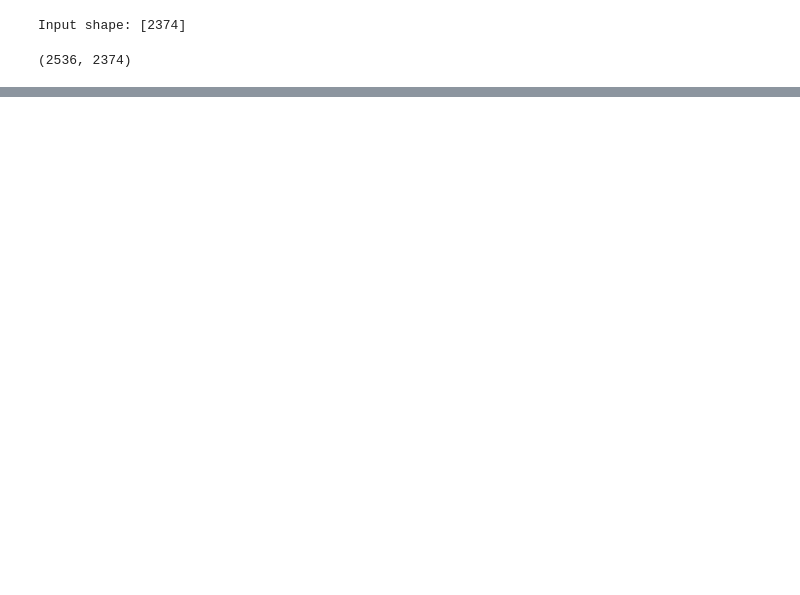
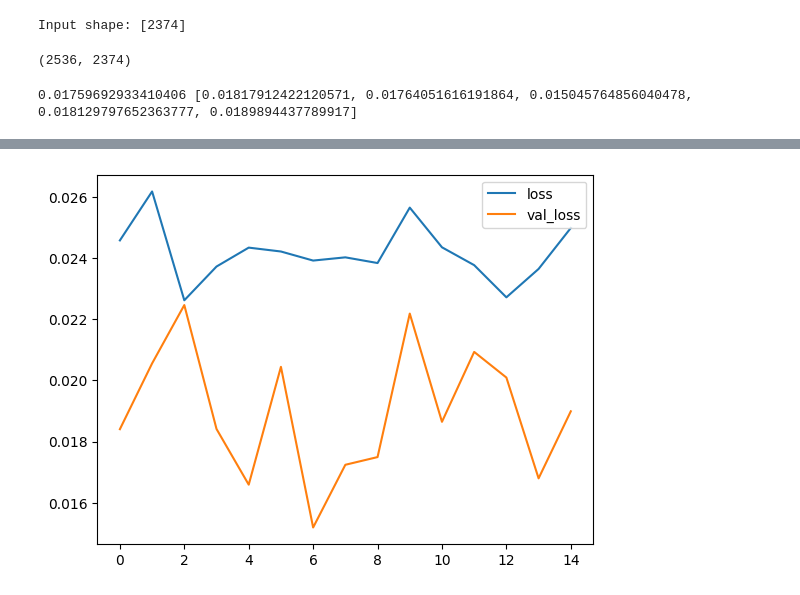
Before and after one commit to chu-k/ml-sandbox, a Jupyter notebook: notebooks/tf.ipynb, the cells around one changed output, grey strips where cells are left out. Cells and saved outputs as stored; diff of their text form; code cells hidden in the pictures; blank space fills up the shorter version.

```diff
--- a/notebooks/tf.ipynb
+++ b/notebooks/tf.ipynb
@@ -169,7 +167,7 @@ for train_index, test_index in kf.split(X):
     y_train, y_test = y[train_index], y[test_index]
 
     # Fit the model on the training data
-    model.fit(X_train, y_train, epochs=15, batch_size=32, verbose=0)
+    history = model.fit(X_train, y_train, validation_data=[X_test, y_test], epochs=15, batch_size=32, verbose=0, callbacks=[early_stopping])
 
     # Evaluate the model on the test data
     mse = model.evaluate(X_test, y_test, verbose=0)
@@ -185,9 +183,12 @@ for train_index, test_index in kf.split(X):
 # Load the best model weights
 model.set_weights(best_model)
 
-
 average_mse = np.mean(mse_scores)
+print(average_mse, mse_scores)
+# %% [output]
+0.01759692933410406 [0.01817912422120571, 0.01764051616191864, 0.015045764856040478, 0.018129797652363777, 0.0189894437789917]
 # %%
-# history_df = pd.DataFrame(history.history)
-# history_df.loc[:, ['loss', 'val_loss']].plot()
-# print("Minimum validation loss: {}".format(history_df['val_loss'].min()))
+history_df = pd.DataFrame(history.history)
+history_df.loc[:, ['loss', 'val_loss']].plot()
+print("Minimum validation loss: {}".format(history_df['val_loss'].min()))
+# %% [output]
@@ -194,3 +196,4 @@ average_mse = np.mean(mse_scores)
+[figure, added]
 # %%
 train_predictions = model.predict(X)
 mae_train = np.mean(np.abs(train_predictions - y))
```
Also changed, not shown: parts of 7 cells of this notebook.
